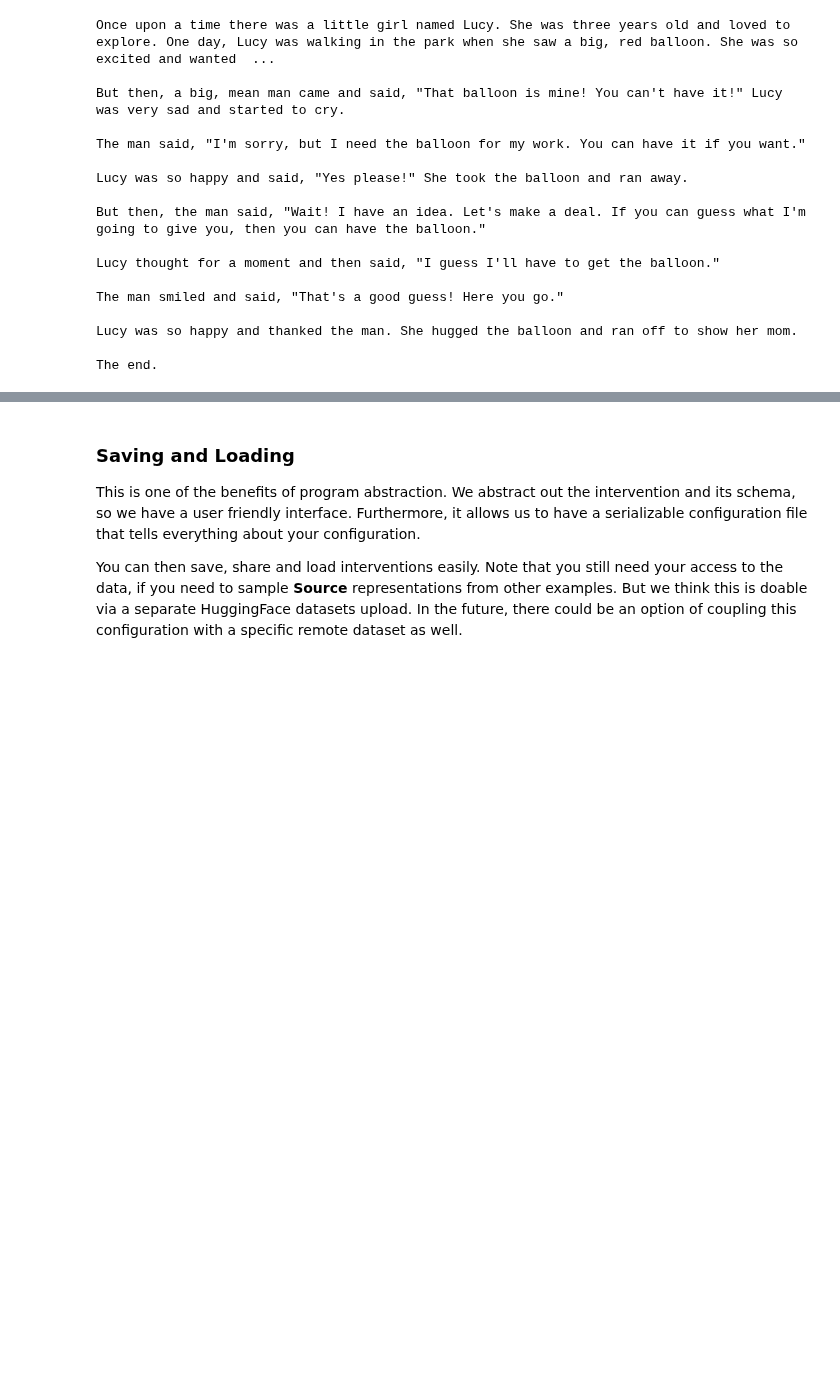
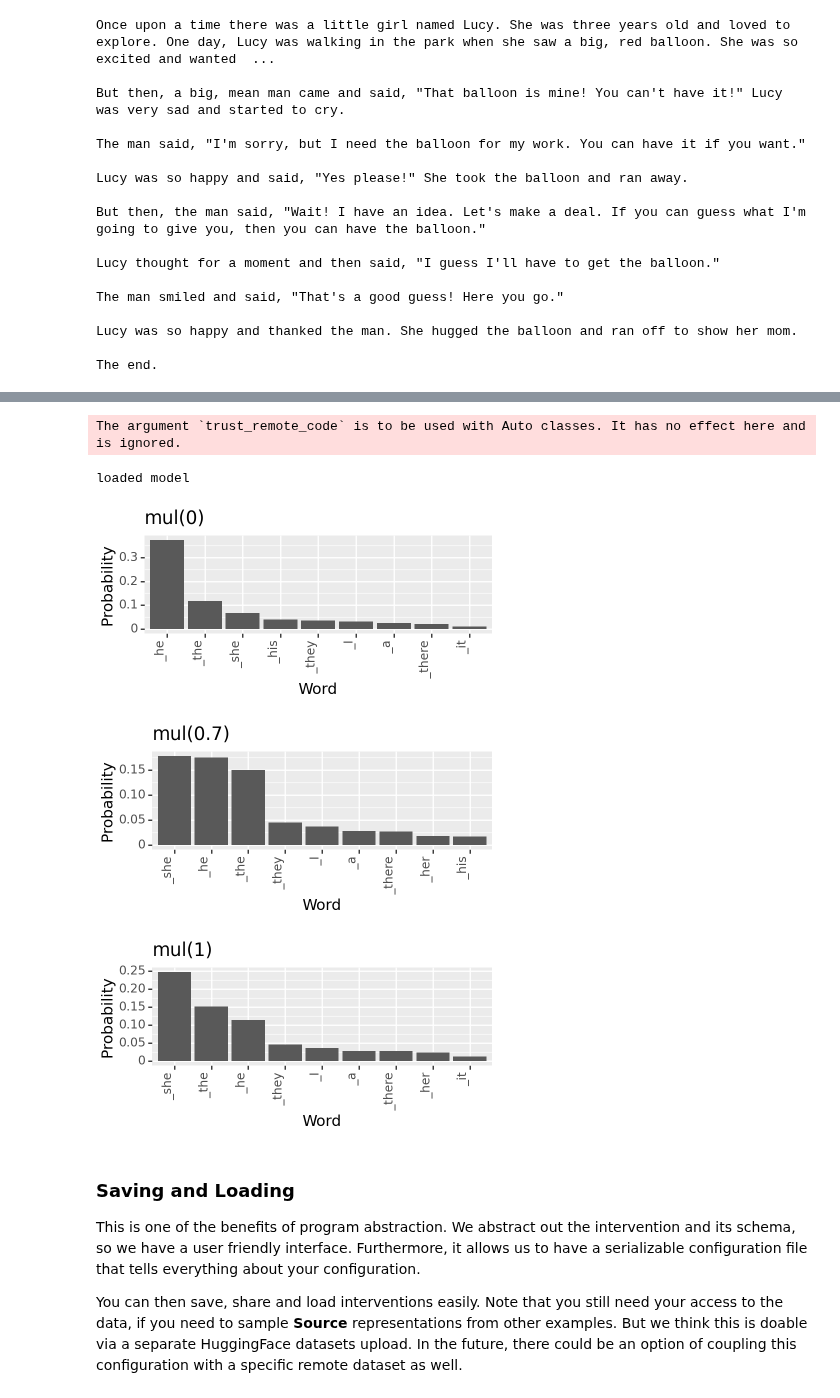
Before and after one commit to jasonlim131/robust-circuit-discovery, a Jupyter notebook: pyvene_101.ipynb, the cells around one changed output, grey strips where cells are left out. Drawn from its saved outputs; the diff is of its cells as text; code cells hidden in the pictures; blank space fills up the shorter version.

Commit message:
support backpack and replicate

```diff
--- a/pyvene_101.ipynb
+++ b/pyvene_101.ipynb
@@ -506,3 +511,62 @@ The end.
+# %%
+import torch
+import pandas as pd
+from plotnine import ggplot, aes, geom_bar, theme, element_text, labs
+
+import pyvene as pv
+_, tokenizer, backpack_gpt2 = pv.create_backpack_gpt2()
+
+class MultiplierIntervention(pv.ConstantSourceIntervention):
+    """Multiplier intervention"""
+
+    def __init__(self, multiplier, **kwargs):
+        super().__init__(**kwargs)
+        self.register_buffer('multiplier', torch.tensor(multiplier))
+
+    def forward(self, base, source=None, subspaces=None):
+        return base * self.multiplier
+
+    def __str__(self):
+        return f"MultiplierIntervention()"
+
+for c in [0, 0.7, 1]:
+    pv_backpack_gpt2 = pv.IntervenableModel({
+        "component": "sense_output",
+        "intervention": MultiplierIntervention(c), "unit": "h.pos"},
+        model=backpack_gpt2
+    )
+    base = tokenizer("When the nurse walked into the room,",
+                     return_tensors="pt", return_attention_mask=False)
+    intervened_outputs = pv_backpack_gpt2(
+        base,
+        unit_locations={
+            # use   pv.GET_LOC((nv, s))
+            "base": pv.GET_LOC((10,2))
+        }
+    )
+
+    # plotting
+    probs = torch.nn.functional.softmax(
+        intervened_outputs[1].logits[0][-1], dim=0)
+    data = pv.top_vals(
+        tokenizer, probs, n=9,
+        return_results=True
+    )
+    df = pd.DataFrame(data, columns=['Word', 'Probability'])
+    df['Word'] = pd.Categorical(df['Word'], categories=[x[0] for x in data], ordered=True)
+    plot = (ggplot(df, aes(x='Word', y='Probability'))
+            + geom_bar(stat='identity')
+            + theme(axis_text_x=element_text(rotation=90, hjust=1),
+                    figure_size=(4, 2))
+            + labs(title=f"mul({c})")
+    )
+    print(plot)
+# %% [output]
+The argument `trust_remote_code` is to be used with Auto classes. It has no effect here and is ignored.
+loaded model
+[figure, added]
+[figure, added]
+[figure, added]
 # %% [markdown]
 ### Saving and Loading
 This is one of the benefits of program abstraction. We abstract out the intervention and its schema, so we have a user friendly interface. Furthermore, it allows us to have a serializable configuration file that tells everything about your configuration.
```
Also changed, not shown: parts of 2 cells of this notebook, 10 other files.
